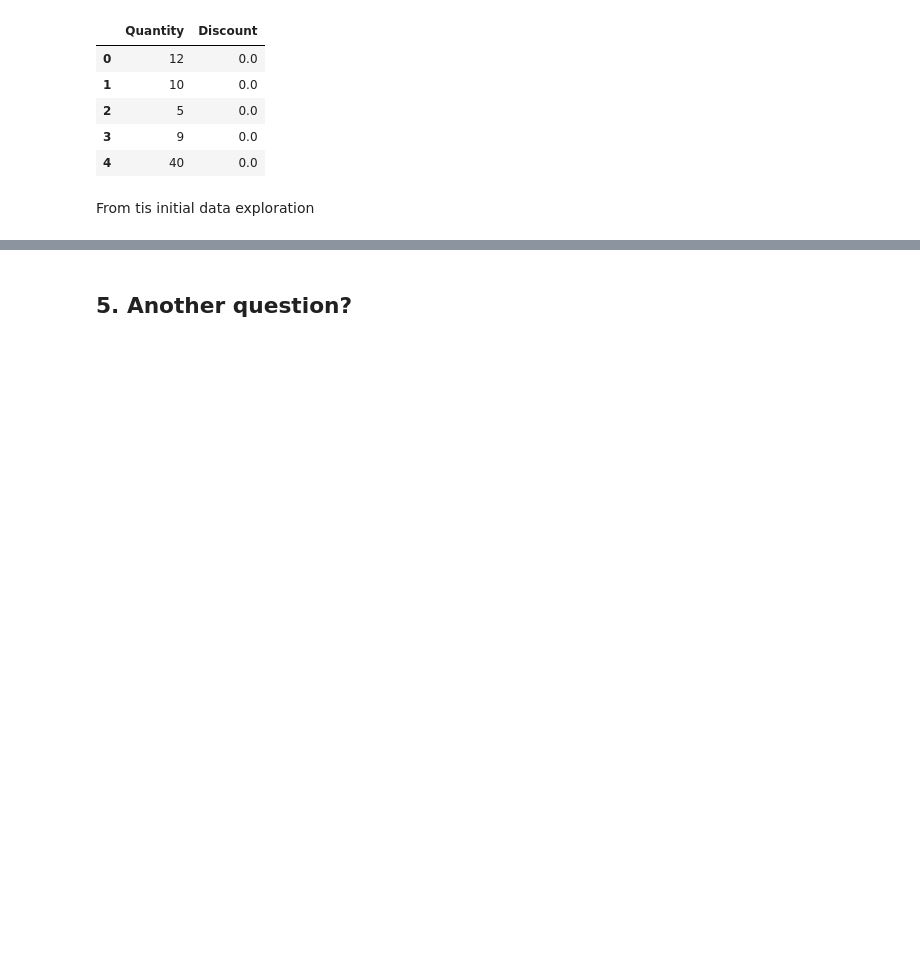
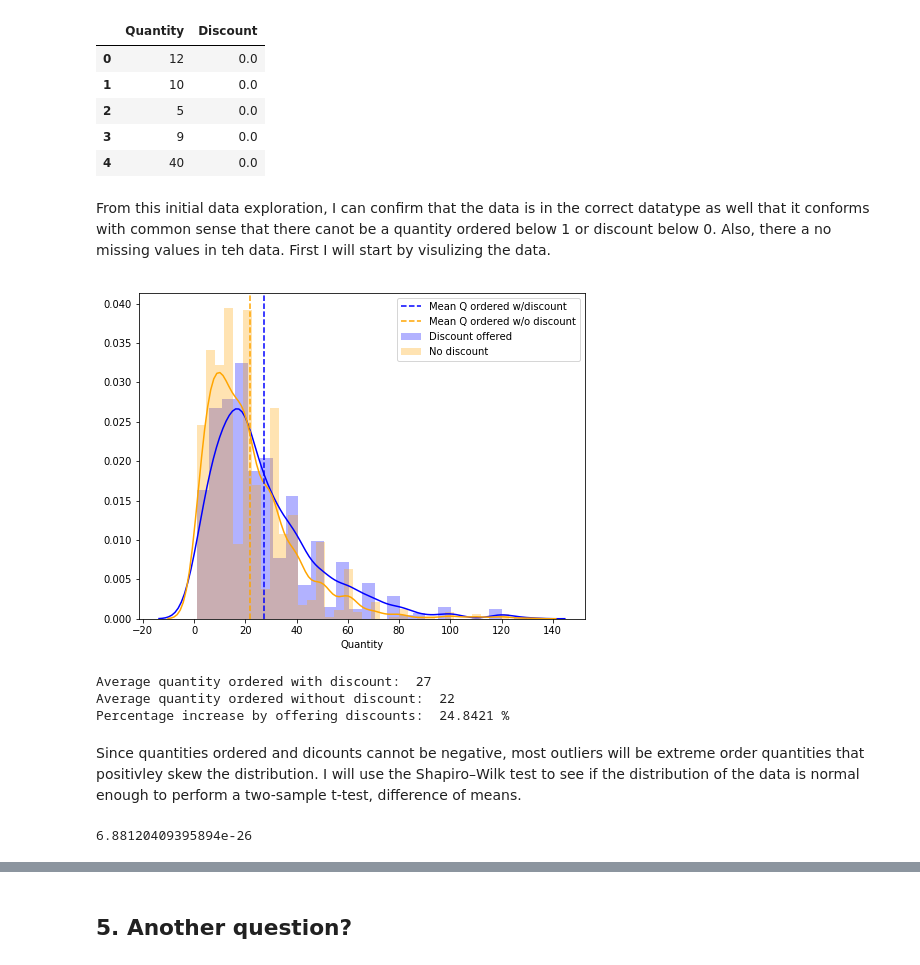
Before and after one commit to feraguilari/dsc-2-final-project-online-ds-pt-021119, a Jupyter notebook: student.ipynb, the cells around one changed output, grey strips where cells are left out. Saved outputs shown, nothing was run; the diff lists cells and outputs as text; code cells hidden in the pictures; blank space fills up the shorter version.

Commit message:
Made some progress in initial question

```diff
--- a/student.ipynb
+++ b/student.ipynb
@@ -133,8 +135,36 @@ max     130.000000     0.250000
 | 2 | 5 | 0.0 |
 | 3 | 9 | 0.0 |
 | 4 | 40 | 0.0 |
-# %% [markdown]
-From tis initial data exploration
+# %% [markdown]
+From this initial data exploration, I can confirm that the data is in the correct datatype as well that it conforms with common sense that there canot be a quantity ordered below 1 or discount below 0. Also, there a no missing values in teh data. First I will start by visulizing the data.
+# %%
+fig = plt.figure(figsize=(8,6))
+sns.distplot(df_order[df_order['Discount']>0].Quantity, label='Discount offered',
+             color='blue', hist_kws=dict(alpha=.3))
+sns.distplot(df_order[df_order['Discount']== 0].Quantity, label='No discount',
+            color='orange', hist_kws=dict(alpha=.3))
+plt.axvline(df_order[df_order['Discount']> 0].Quantity.mean(), 0,1, color='blue',
+            linestyle='--', label='Mean Q ordered w/discount')
+plt.axvline(df_order[df_order['Discount']== 0].Quantity.mean(), 0,1, color='orange',
+            linestyle='--', label='Mean Q ordered w/o discount' )
+plt.legend()
+plt.show();
+print('Average quantity ordered with discount: ',round(df_order[df_order['Discount']>0].Quantity.mean()))
+print('Average quantity ordered without discount: ',round(df_order[df_order['Discount']== 0].Quantity.mean()))
+print('Percentage increase by offering discounts: ',
+      round((df_order[df_order['Discount']> 0].Quantity.mean()-df_order[df_order['Discount']== 0].Quantity.mean())/
+     df_order[df_order['Discount']== 0].Quantity.mean()*100, 4),'%')
+# %% [output]
+[figure, added]
+Average quantity ordered with discount:  27
+Average quantity ordered without discount:  22
+Percentage increase by offering discounts:  24.8421 %
+# %% [markdown]
+Since quantities ordered and dicounts cannot be negative, most outliers will be extreme order quantities that positivley skew the distribution. I will use the Shapiro–Wilk test to see if the distribution of the data is normal enough to perform a  two-sample t-test, difference of means.
+# %%
+stats.shapiro(df_order[df_order['Discount']> 0].Quantity)[1]
+# %% [output]
+6.88120409395894e-26
 # %%
 df_orders = df_order.set_index('Id').join(df_orderd.set_index('OrderId'))
 # %%
```
Also changed, not shown: parts of 3 cells of this notebook.
